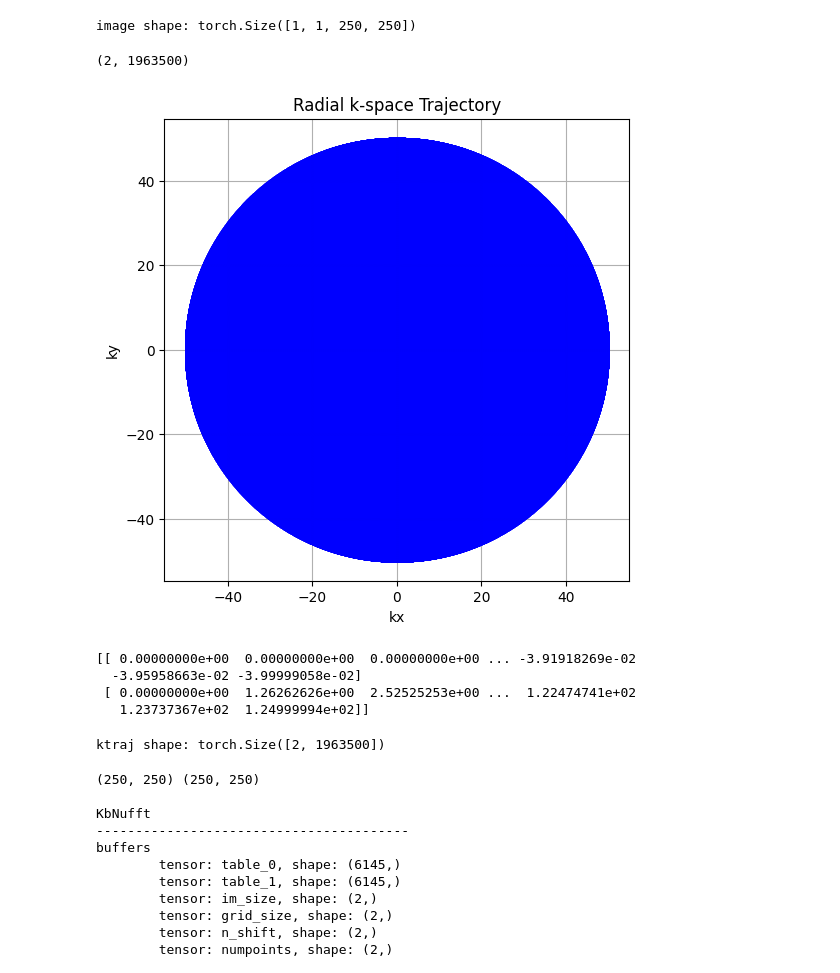
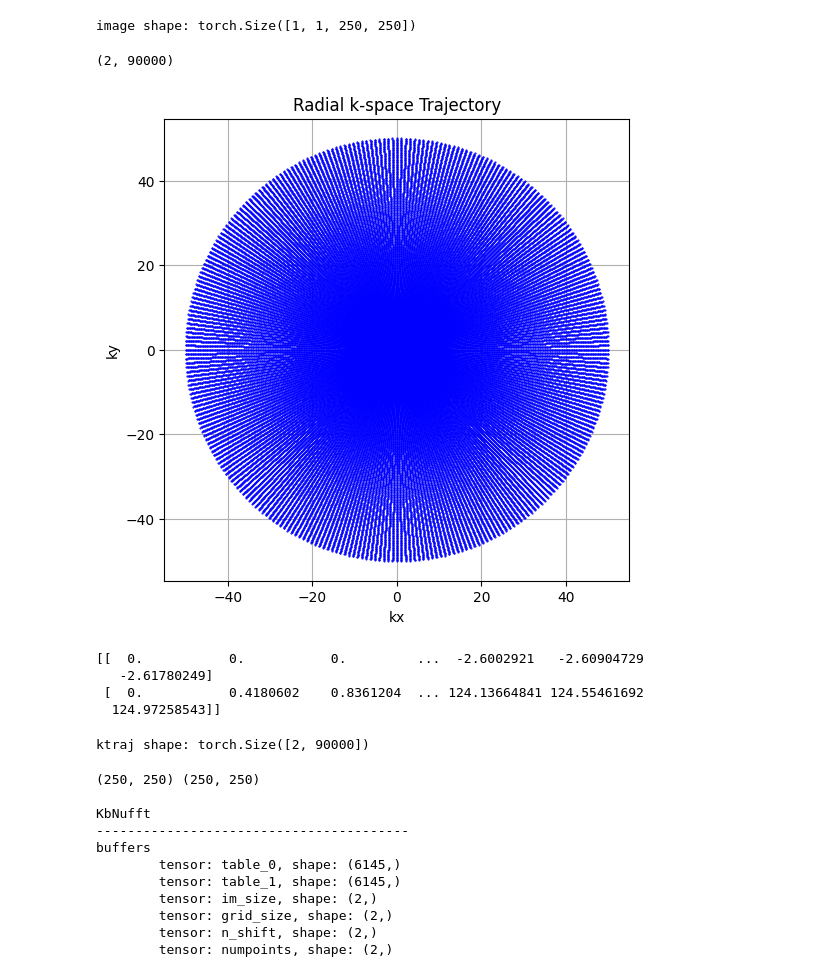
Before and after one commit to indup01/masters_mri_myelin_ute_imaging, a Jupyter notebook: simulation_radial_sampling_torchkbnufft.ipynb, the cells around one changed output. Cells and saved outputs as stored; diff of their text form; code cells hidden in the pictures.

```diff
--- a/simulation_radial_sampling_torchkbnufft.ipynb
+++ b/simulation_radial_sampling_torchkbnufft.ipynb
@@ -18,14 +18,14 @@ pixels_x = int(fov_x/res)
 pixels_y = int(fov_y/res)
 pixels = pixels_x*pixels_y
 print(pixels_x)
-t1_myelin = 400*10^-3
-t1_wm = 850*10^-3
-t2_myelin = 50*10^-3
-t2_wm = 50*10^-3
-t2_star_myelin = 30*10^-3
-t2_star_wm = 70*10^-3
+t1_myelin = 4.0e-1
+t1_wm = 8.5e-1
+t2_myelin = 5.0e-2
+t2_wm = 5.0e-2
+t2_star_myelin = 3.0e-2
+t2_star_wm = 7.0e-2
 inv_time = np.log(2)*t1_wm
-echo_time = 5*10^-5
+echo_time = 5e-5
 # %% [output]
 250
 # %%
@@ -130,9 +131,9 @@ print('image shape: {}'.format(image_t.shape))
 image shape: torch.Size([1, 1, 250, 250])
 # %%
 # Reset parameters for radial k-space sampling
-nspokes = int(np.pi*pixels_x*fov_x)+1 # Number of rays
-#nspokes = 300
-num_samples_per_ray = 100 # Number of samples per ray
+#nspokes = int(np.pi*pixels_x*fov_x)+1 # Number of rays
+nspokes = 300
+num_samples_per_ray = 300 # Number of samples per ray
 
 # Initialize an empty k-space list to store sampled points
 k_space = np.zeros((nspokes * num_samples_per_ray,), dtype=complex)
@@ -161,45 +162,45 @@ for angle in angles:
 
         # Store kx and ky for density compensation
         kx_values.append(kx)
         ky_values.append(ky)
 
         # Compute the Fourier coefficient for this (kx, ky)
         #k_space[index] = np.sum(image_flattened * np.exp(-1j * 2 * np.pi * (kx * x_grid.flatten() / pixels_x + ky * y_grid.flatten() / pixels_y)))
         index += 1
 
 # Convert kx_values and ky_values to numpy arrays
 kx_values = np.array(kx_values)
 ky_values = np.array(ky_values)
 
 ktraj = np.stack((ky_values.flatten(), kx_values.flatten()), axis=0)
 print(ktraj.shape)
 
 # Visualize the radial k-space sampling points (this shows the rays)
 plt.figure(figsize=(6, 6))
 for angle in angles:
     x_vals = np.linspace(0, 50 * np.cos(angle), num_samples_per_ray)
     y_vals = np.linspace(0, 50 * np.sin(angle), num_samples_per_ray)
     plt.plot(x_vals, y_vals, 'b.', markersize=1)
 plt.title('Radial k-space Trajectory')
 plt.xlabel('kx')
 plt.ylabel('ky')
 plt.axis('equal')
 plt.grid(True)
 plt.show()
 print(ktraj)
 # %% [output]
-(2, 1963500)
+(2, 90000)
-[figure, old version]
+[figure, new version]
-[[ 0.00000000e+00  0.00000000e+00  0.00000000e+00 ... -3.91918269e-02
-  -3.95958663e-02 -3.99999058e-02]
- [ 0.00000000e+00  1.26262626e+00  2.52525253e+00 ...  1.22474741e+02
-   1.23737367e+02  1.24999994e+02]]
+[[  0.           0.           0.         ...  -2.6002921   -2.60904729
+   -2.61780249]
+ [  0.           0.4180602    0.8361204  ... 124.13664841 124.55461692
+  124.97258543]]
 # %%
 # convert k-space trajectory to a tensor
 ktraj = torch.tensor(ktraj).to(device)
 print('ktraj shape: {}'.format(ktraj.shape))
 # %% [output]
-ktraj shape: torch.Size([2, 1963500])
+ktraj shape: torch.Size([2, 90000])
 # %%
 print(im_size,grid_size)
 
```
Also changed, not shown: parts of 5 cells of this notebook.
